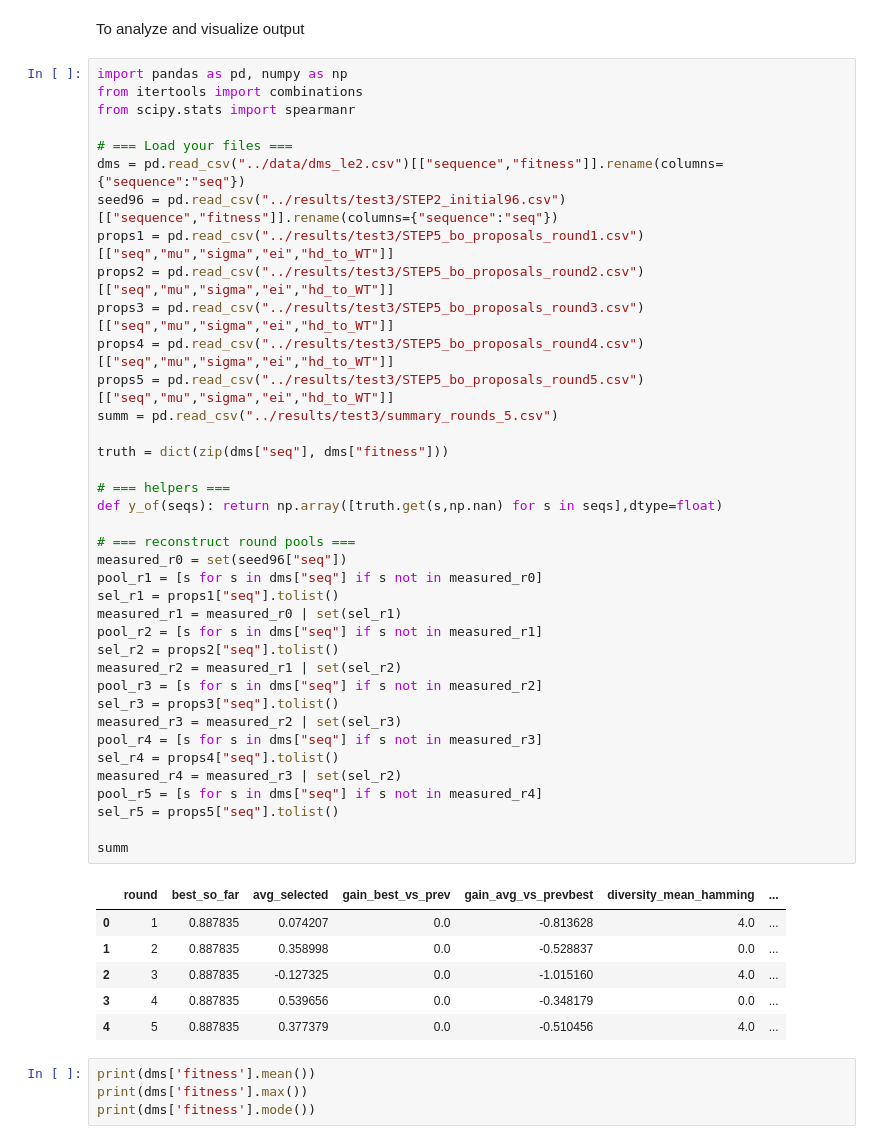
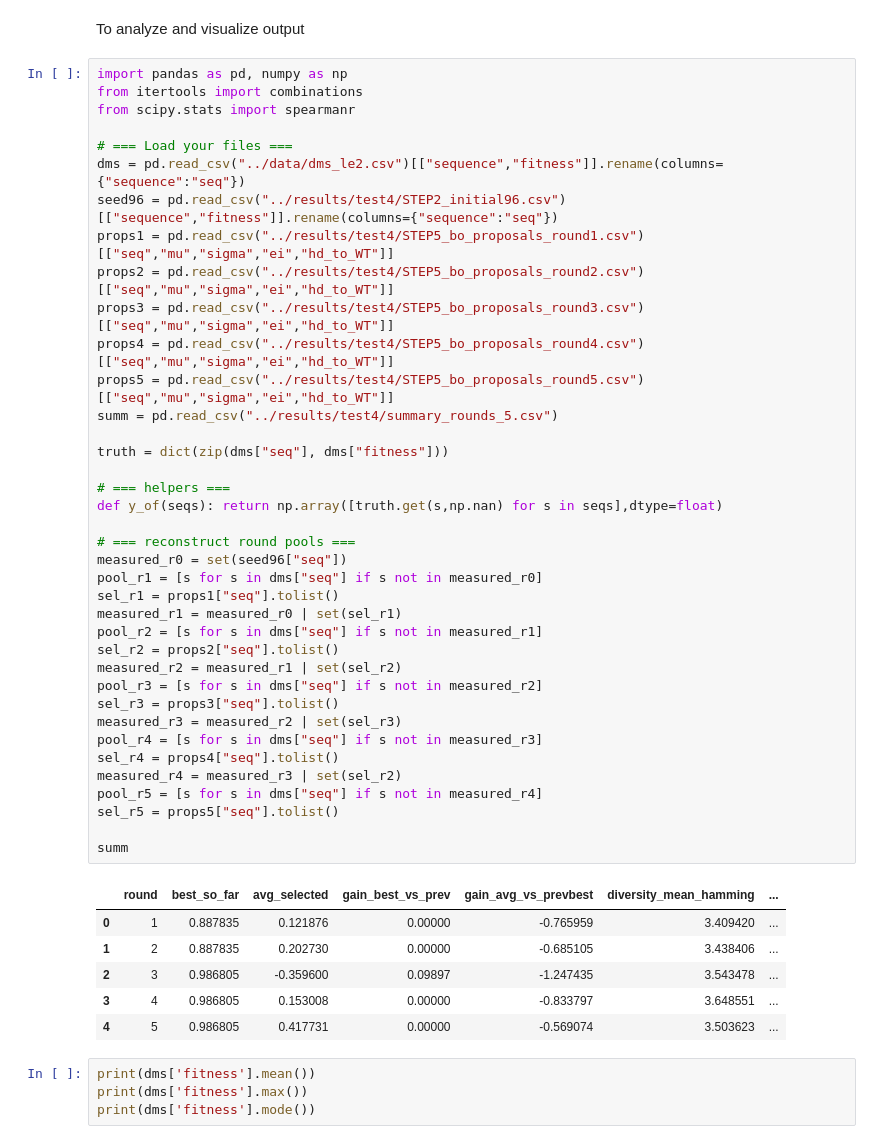
Before and after one commit to theerapas/Rosaloid, a Jupyter notebook: scripts/lookatoutput.ipynb, the cells around one changed output. Drawn from its saved outputs; the diff is of its cells as text.

```diff
--- a/scripts/lookatoutput.ipynb
+++ b/scripts/lookatoutput.ipynb
@@ -6,45 +6,45 @@ from itertools import combinations
 from scipy.stats import spearmanr
 
 # === Load your files ===
 dms = pd.read_csv("../data/dms_le2.csv")[["sequence","fitness"]].rename(columns={"sequence":"seq"})
-seed96 = pd.read_csv("../results/test3/STEP2_initial96.csv")[["sequence","fitness"]].rename(columns={"sequence":"seq"})
-props1 = pd.read_csv("../results/test3/STEP5_bo_proposals_round1.csv")[["seq","mu","sigma","ei","hd_to_WT"]]
-props2 = pd.read_csv("../results/test3/STEP5_bo_proposals_round2.csv")[["seq","mu","sigma","ei","hd_to_WT"]]
-props3 = pd.read_csv("../results/test3/STEP5_bo_proposals_round3.csv")[["seq","mu","sigma","ei","hd_to_WT"]]
-props4 = pd.read_csv("../results/test3/STEP5_bo_proposals_round4.csv")[["seq","mu","sigma","ei","hd_to_WT"]]
-props5 = pd.read_csv("../results/test3/STEP5_bo_proposals_round5.csv")[["seq","mu","sigma","ei","hd_to_WT"]]
-summ = pd.read_csv("../results/test3/summary_rounds_5.csv")
+seed96 = pd.read_csv("../results/test4/STEP2_initial96.csv")[["sequence","fitness"]].rename(columns={"sequence":"seq"})
+props1 = pd.read_csv("../results/test4/STEP5_bo_proposals_round1.csv")[["seq","mu","sigma","ei","hd_to_WT"]]
+props2 = pd.read_csv("../results/test4/STEP5_bo_proposals_round2.csv")[["seq","mu","sigma","ei","hd_to_WT"]]
+props3 = pd.read_csv("../results/test4/STEP5_bo_proposals_round3.csv")[["seq","mu","sigma","ei","hd_to_WT"]]
+props4 = pd.read_csv("../results/test4/STEP5_bo_proposals_round4.csv")[["seq","mu","sigma","ei","hd_to_WT"]]
+props5 = pd.read_csv("../results/test4/STEP5_bo_proposals_round5.csv")[["seq","mu","sigma","ei","hd_to_WT"]]
+summ = pd.read_csv("../results/test4/summary_rounds_5.csv")
 
 truth = dict(zip(dms["seq"], dms["fitness"]))
 
 # === helpers ===
 def y_of(seqs): return np.array([truth.get(s,np.nan) for s in seqs],dtype=float)
 
 # === reconstruct round pools ===
 measured_r0 = set(seed96["seq"])
 pool_r1 = [s for s in dms["seq"] if s not in measured_r0]
 sel_r1 = props1["seq"].tolist()
 measured_r1 = measured_r0 | set(sel_r1)
 pool_r2 = [s for s in dms["seq"] if s not in measured_r1]
 sel_r2 = props2["seq"].tolist()
 measured_r2 = measured_r1 | set(sel_r2)
 pool_r3 = [s for s in dms["seq"] if s not in measured_r2]
 sel_r3 = props3["seq"].tolist()
 measured_r3 = measured_r2 | set(sel_r3)
 pool_r4 = [s for s in dms["seq"] if s not in measured_r3]
 sel_r4 = props4["seq"].tolist()
 measured_r4 = measured_r3 | set(sel_r2)
 pool_r5 = [s for s in dms["seq"] if s not in measured_r4]
 sel_r5 = props5["seq"].tolist()
 
 summ
 # %% [output]
 |  | round | best_so_far | avg_selected | gain_best_vs_prev | gain_avg_vs_prevbest | diversity_mean_hamming | ... |
-| 0 | 1 | 0.887835 | 0.074207 | 0.0 | -0.813628 | 4.0 | ... |
-| 1 | 2 | 0.887835 | 0.358998 | 0.0 | -0.528837 | 0.0 | ... |
-| 2 | 3 | 0.887835 | -0.127325 | 0.0 | -1.015160 | 4.0 | ... |
-| 3 | 4 | 0.887835 | 0.539656 | 0.0 | -0.348179 | 0.0 | ... |
-| 4 | 5 | 0.887835 | 0.377379 | 0.0 | -0.510456 | 4.0 | ... |
+| 0 | 1 | 0.887835 | 0.121876 | 0.00000 | -0.765959 | 3.409420 | ... |
+| 1 | 2 | 0.887835 | 0.202730 | 0.00000 | -0.685105 | 3.438406 | ... |
+| 2 | 3 | 0.986805 | -0.359600 | 0.09897 | -1.247435 | 3.543478 | ... |
+| 3 | 4 | 0.986805 | 0.153008 | 0.00000 | -0.833797 | 3.648551 | ... |
+| 4 | 5 | 0.986805 | 0.417731 | 0.00000 | -0.569074 | 3.503623 | ... |
 # %%
 print(dms['fitness'].mean())
 print(dms['fitness'].max())
```
Also changed, not shown: parts of 4 cells of this notebook, 8 other files.
